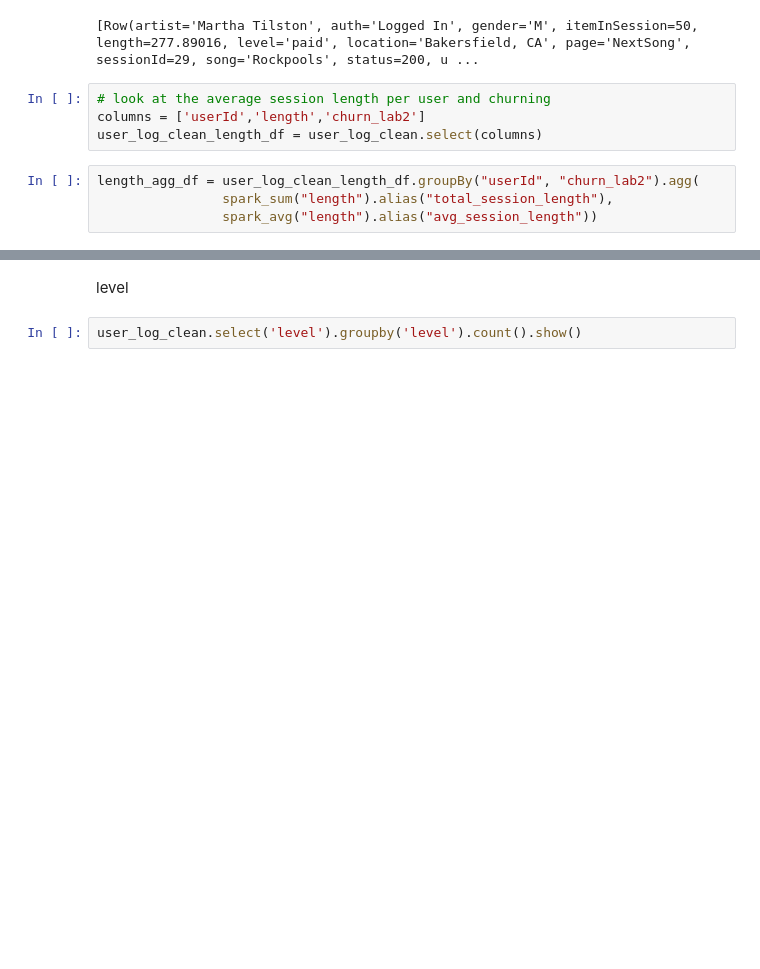
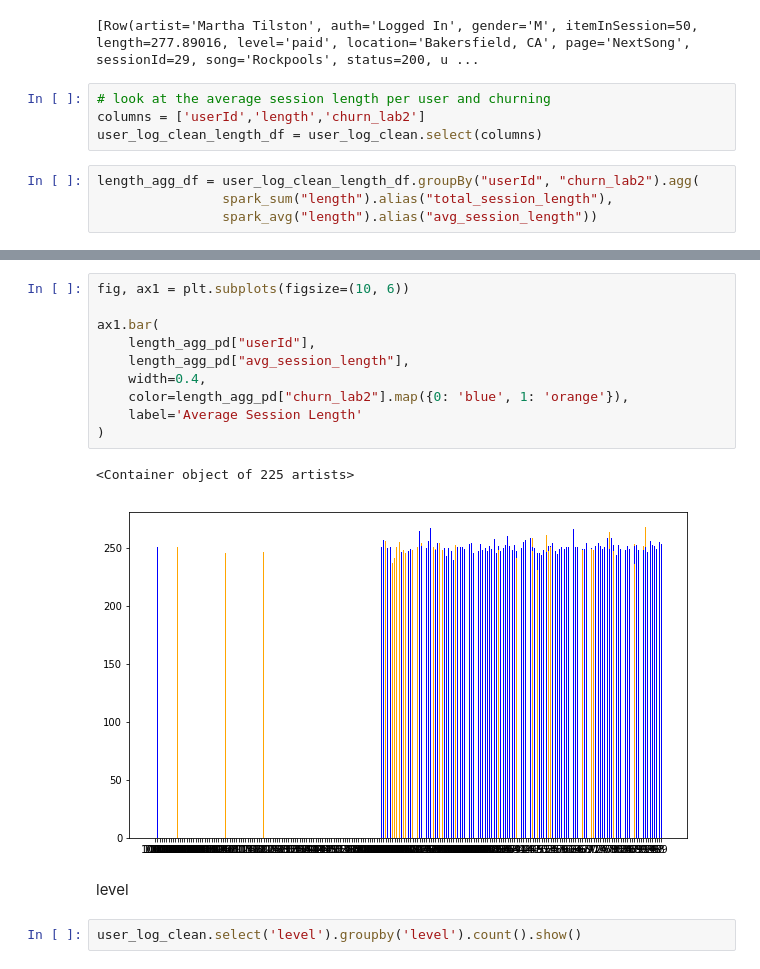
Before and after one commit to thecochenille/scaling-fishstick, a Jupyter notebook: Sparkify.ipynb, the cells around one changed output, grey strips where cells are left out. Drawn from its saved outputs; the diff is of its cells as text; blank space fills up the shorter version.

```diff
--- a/Sparkify.ipynb
+++ b/Sparkify.ipynb
@@ -588,3 +809,16 @@ ax2.bar(
+# %%
+fig, ax1 = plt.subplots(figsize=(10, 6))
+
+ax1.bar(
+    length_agg_pd["userId"],
+    length_agg_pd["avg_session_length"],
+    width=0.4,
+    color=length_agg_pd["churn_lab2"].map({0: 'blue', 1: 'orange'}),
+    label='Average Session Length'
+)
+# %% [output]
+<Container object of 225 artists>
+[figure, added]
 # %% [markdown]
 level
 # %%
```
Also changed, not shown: parts of 21 cells of this notebook.
